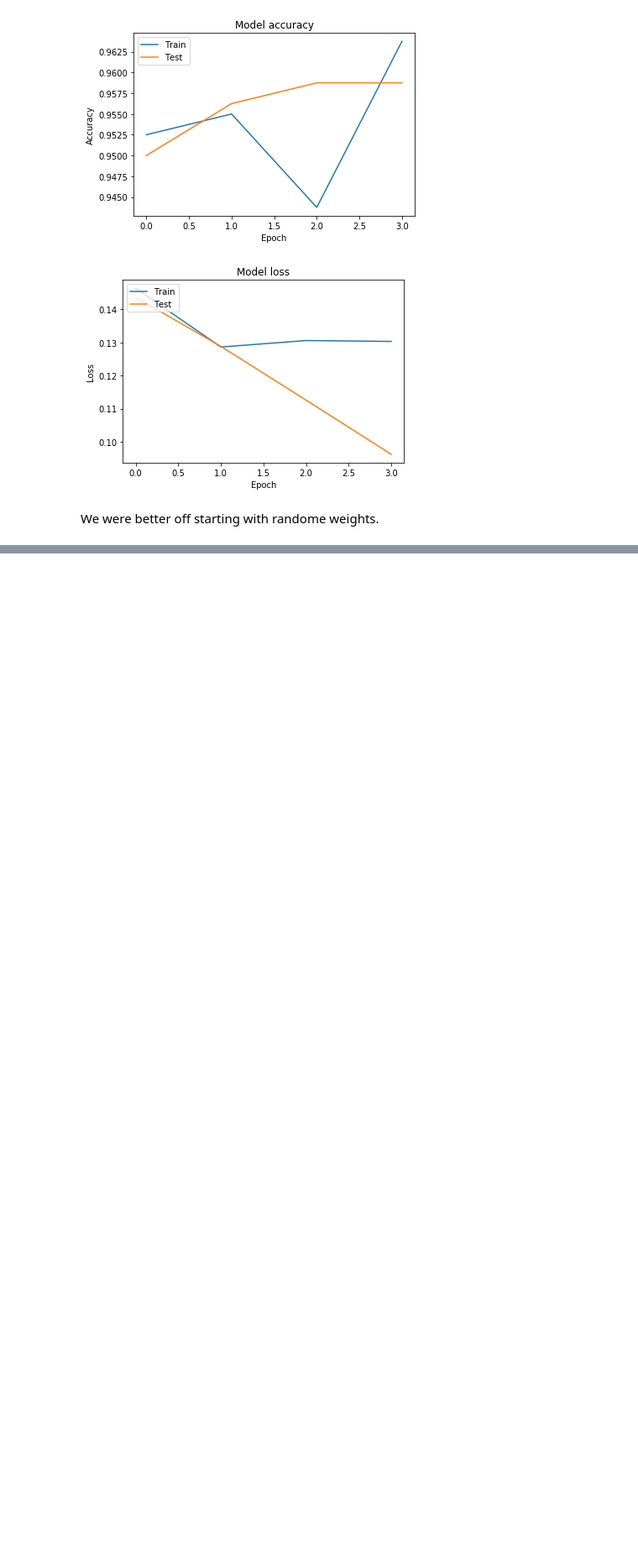
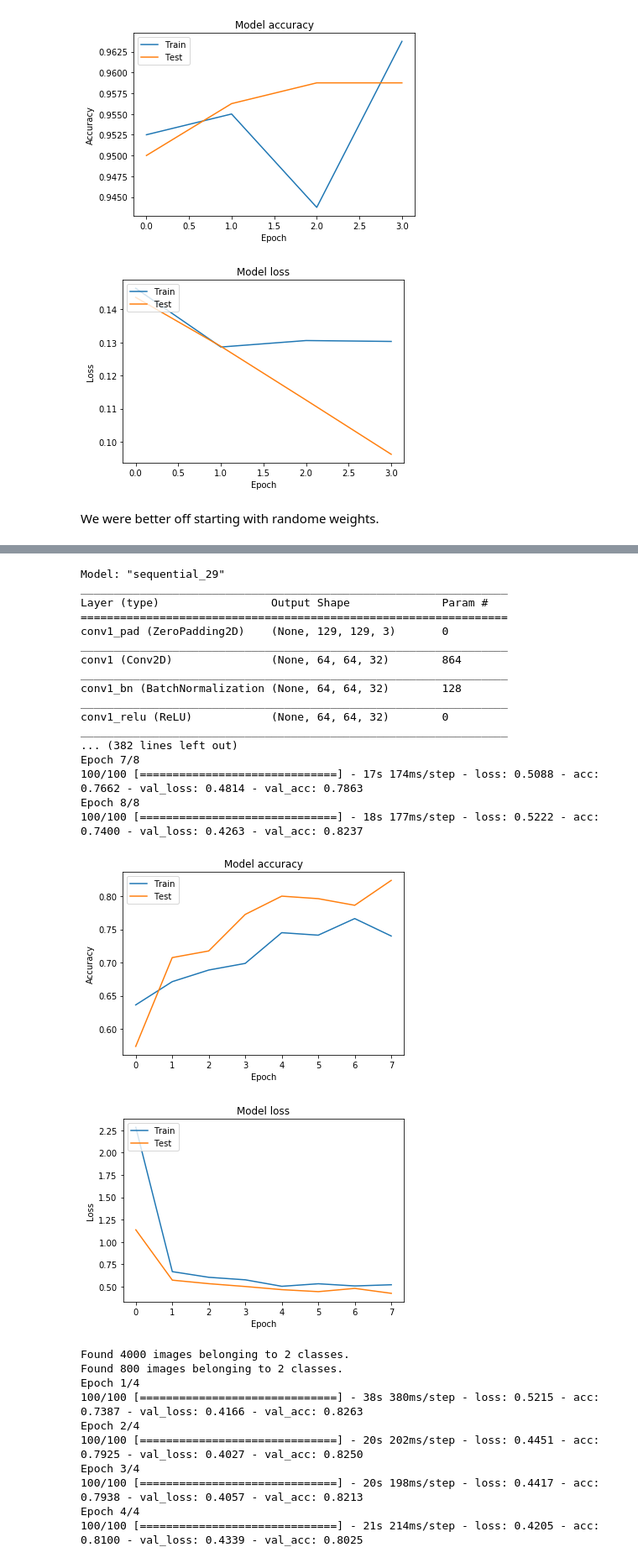
Before and after one commit to quasus/keras1, a Jupyter notebook: cats-and-dogs.ipynb, the cells around one changed output, grey strips where cells are left out. Shown at 84% size. Saved outputs shown, nothing was run; the diff lists cells and outputs as text; code cells hidden in the pictures; blank space fills up the shorter version.

```diff
--- a/cats-and-dogs.ipynb
+++ b/cats-and-dogs.ipynb
@@ -730,0 +776,56 @@ We were better off starting with randome weights.
+# %%
+model11 = Sequential()
+for layer in MobileNet(weights='imagenet', include_top=False, input_shape=(SIZE, SIZE, 3), pooling='max').layers:
+    model11.add(layer)
+model11.add(Dense(256, activation='relu'))
+model11.add(Dropout(0.5))
+model11.add(Dense(1, activation='sigmoid'))
+model11.summary()
+model11a = Sequential()
+model11a.add(MaxPooling2D(pool_size=(4, 4), input_shape=(SIZE, SIZE, 3)))
+model11a.add(UpSampling2D(size=(4,4)))
+for layer in model11.layers:
+    model11a.add(layer)
+model11a.summary()
+train(model11a, dg_train, os.path.join(DATA_ROOT, 'part1'),
+      params=dense_params2(decay=0.001),
+      layer_count=3,
+      epochs=8,
+      validation_directory=os.path.join(DATA_ROOT, 'part2'),
+      validation_generator=dg_val)
+train(model11a, dg_train, os.path.join(DATA_ROOT, 'part1'),
+      params=base_params2(lr=0.00003),
+      layer_count=20,
+      epochs=4,
+      validation_generator=dg_val,
+      validation_directory=os.path.join(DATA_ROOT, 'part2'))
+# %% [output]
+Model: "sequential_29"
+_________________________________________________________________
+Layer (type)                 Output Shape              Param #
+=================================================================
+conv1_pad (ZeroPadding2D)    (None, 129, 129, 3)       0
+_________________________________________________________________
+conv1 (Conv2D)               (None, 64, 64, 32)        864
+_________________________________________________________________
+conv1_bn (BatchNormalization (None, 64, 64, 32)        128
+_________________________________________________________________
+conv1_relu (ReLU)            (None, 64, 64, 32)        0
+_________________________________________________________________
+... (382 lines left out)
+Epoch 7/8
+100/100 [==============================] - 17s 174ms/step - loss: 0.5088 - acc: 0.7662 - val_loss: 0.4814 - val_acc: 0.7863
+Epoch 8/8
+100/100 [==============================] - 18s 177ms/step - loss: 0.5222 - acc: 0.7400 - val_loss: 0.4263 - val_acc: 0.8237
+[figure, added]
+[figure, added]
+Found 4000 images belonging to 2 classes.
+Found 800 images belonging to 2 classes.
+Epoch 1/4
+100/100 [==============================] - 38s 380ms/step - loss: 0.5215 - acc: 0.7387 - val_loss: 0.4166 - val_acc: 0.8263
+Epoch 2/4
+100/100 [==============================] - 20s 202ms/step - loss: 0.4451 - acc: 0.7925 - val_loss: 0.4027 - val_acc: 0.8250
+Epoch 3/4
+100/100 [==============================] - 20s 198ms/step - loss: 0.4417 - acc: 0.7938 - val_loss: 0.4057 - val_acc: 0.8213
+Epoch 4/4
+100/100 [==============================] - 21s 214ms/step - loss: 0.4205 - acc: 0.8100 - val_loss: 0.4339 - val_acc: 0.8025
```
Also changed, not shown: parts of 20 cells of this notebook, 1 other file.
